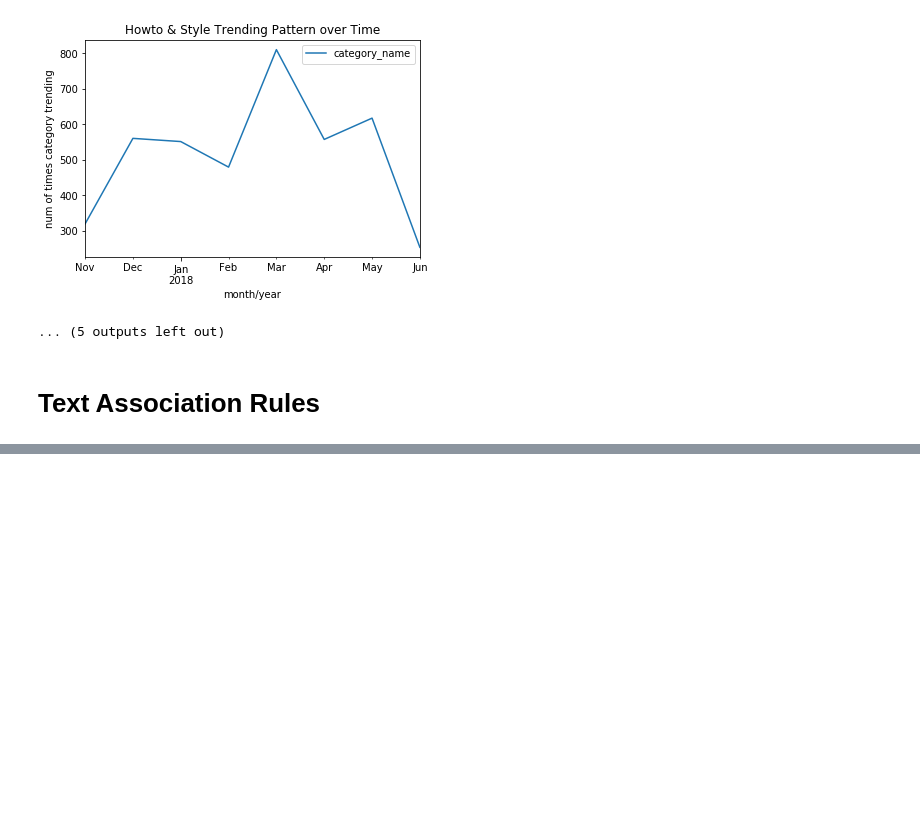
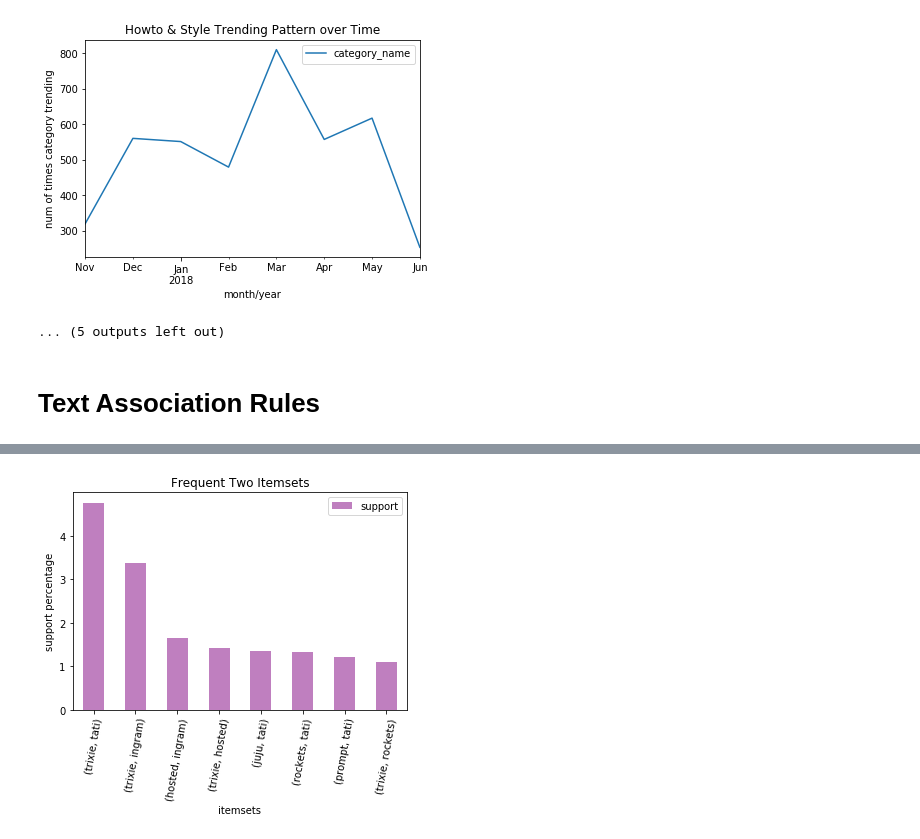
Before and after one commit to run-cmw/trending-yt-vids-api, a Jupyter notebook: project/time_association.ipynb, the cells around one changed output, grey strips where cells are left out. Saved outputs shown, nothing was run; the diff lists cells and outputs as text; code cells hidden in the pictures; blank space fills up the shorter version.

```diff
--- a/project/time_association_geo.ipynb
+++ b/project/time_association.ipynb
@@ -710,0 +704,3 @@ import geoplot
+# %%
+frequent_two_itemsets = frequent_itemsets[(frequent_itemsets['length'] == 2)]
+frequent_two_itemsets.head()
@@ -710,0 +729,8 @@ import geoplot
+# %%
+frequent_two_itemsets.plot.bar('itemsets', 'support', color='purple', alpha=0.5)
+plt.xticks(rotation=80)
+plt.title("Frequent Two Itemsets")
+plt.ylabel('support percentage')
+plt.xlabel('itemsets');
+# %% [output]
+[figure, added]
```
Also changed, not shown: parts of 30 cells of this notebook, 2 other files.
